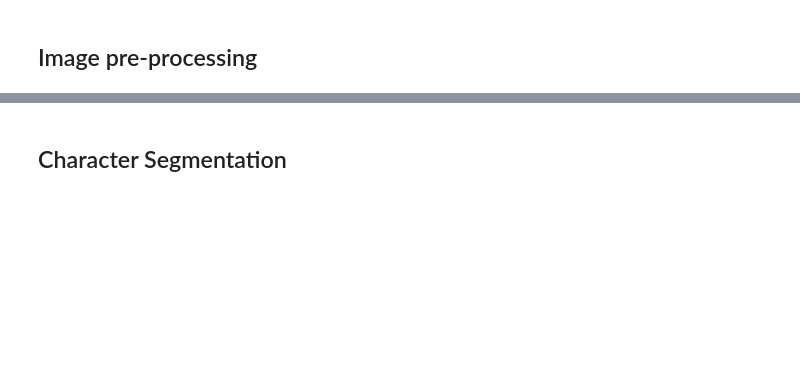
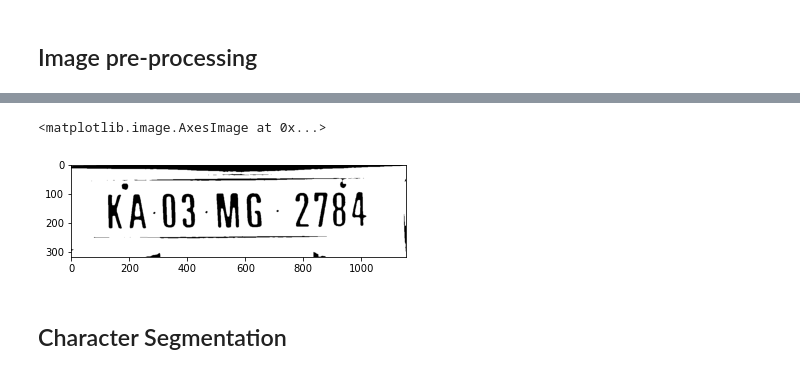
Before and after one commit to yashgupta417/ANPR, a Jupyter notebook: run.ipynb, the cells around one changed output, grey strips where cells are left out. Cells and saved outputs as stored; diff of their text form; code cells hidden in the pictures; blank space fills up the shorter version.

```diff
--- a/run.ipynb
+++ b/run.ipynb
@@ -130,3 +130,13 @@ plt.imshow(plate, cmap="gray")
+# %%
+# apply dilation to make regions more clear
+ret, thresh = cv2.threshold(plate, 0, 255, cv2.THRESH_OTSU | cv2.THRESH_BINARY_INV)
+rect_kern = cv2.getStructuringElement(cv2.MORPH_RECT, (5,5))
+
+plate= cv2.dilate(thresh, rect_kern, iterations = 1)
+plt.imshow(plate, cmap="gray")
+# %% [output]
+<matplotlib.image.AxesImage at 0x...>
+[figure, added]
 # %% [markdown]
 ## Character Segmentation
 # %%
```
Also changed, not shown: parts of 9 cells of this notebook.
